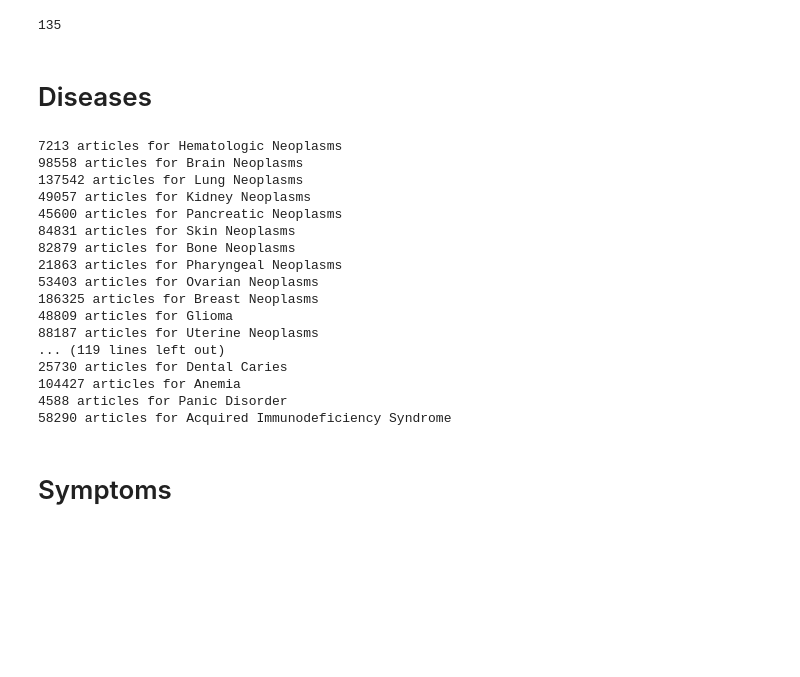
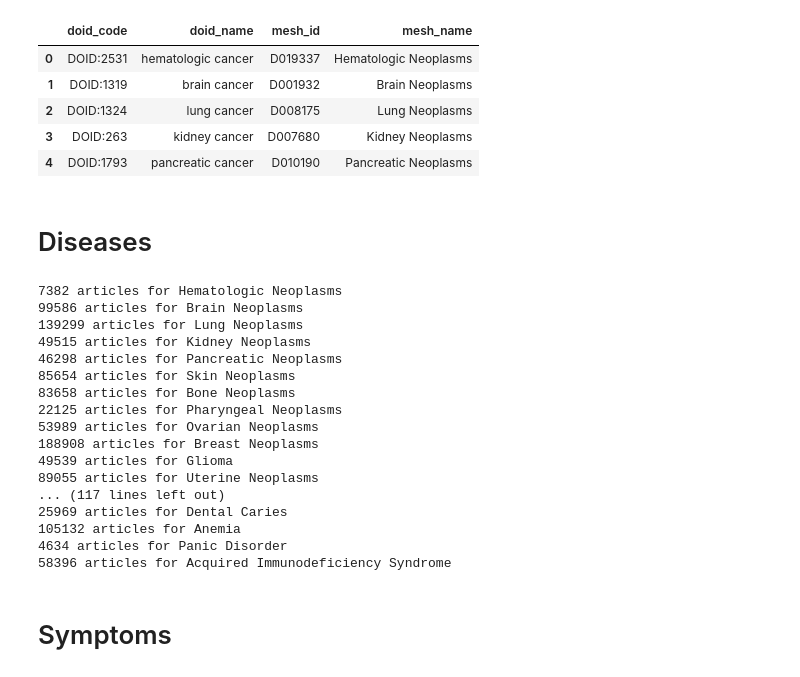
Before and after one commit to hetio/medline, a Jupyter notebook: symptoms.ipynb, the cells around one changed output. Saved outputs shown, nothing was run; the diff lists cells and outputs as text; code cells hidden in the pictures; blank space fills up the shorter version.

```diff
--- a/symptoms.ipynb
+++ b/symptoms.ipynb
@@ -8,20 +8,29 @@ import networkx
 
 import eutility
 import cooccurrence
-# %%
-# Read MeSH terms to MeSH names
-url = 'https://raw.githubusercontent.com/dhimmel/mesh/e561301360e6de2140dedeaa7c7e17ce4714eb7f/data/terms.tsv'
-mesh_df = pandas.read_table(url)
-
-# Read MeSH terms mapped to DO Slim terms
-url = 'https://raw.githubusercontent.com/dhimmel/disease-ontology/72614ade9f1cc5a5317b8f6836e1e464b31d5587/data/xrefs-slim.tsv'
-doslim_xref_df = pandas.read_table(url)
-doslim_xref_df = doslim_xref_df[doslim_xref_df.resource == 'MSH'][['doid_code', 'doid_name', 'resource_id']].rename(columns={'resource_id': 'mesh_id'})
-disease_df = doslim_xref_df.merge(mesh_df)
-disease_df.to_csv('data/DO-slim-to-mesh.tsv', sep='\t', index=False)
-len(disease_df)
-# %% [output]
-135
+# %%
+# Read mappings for DO Slim terms
+url = 'https://raw.githubusercontent.com/dhimmel/disease-ontology/72614ade9f1cc5a5317b8f6836e1e464b31d5587/data/xrefs-slim.tsv'
+disease_df = pandas.read_table(url)
+disease_df = disease_df.query('resource == "MSH"').drop('resource', 1)
+disease_df = disease_df.rename(columns={'resource_id': 'mesh_id'})
+
+# Read MeSH terms to MeSH names
+url = 'https://raw.githubusercontent.com/dhimmel/mesh/e561301360e6de2140dedeaa7c7e17ce4714eb7f/data/terms.tsv'
+mesh_df = pandas.read_table(url)
+disease_df = disease_df.merge(mesh_df)
+
+# Manually remove problematic xrefs
+# https://github.com/obophenotype/human-disease-ontology/issues/45
+disease_df = disease_df.query("mesh_id != 'D003327' and mesh_id != 'D017202'")
+disease_df.head()
+# %% [output]
+|  | doid_code | doid_name | mesh_id | mesh_name |
+| 0 | DOID:2531 | hematologic cancer | D019337 | Hematologic Neoplasms |
+| 1 | DOID:1319 | brain cancer | D001932 | Brain Neoplasms |
+| 2 | DOID:1324 | lung cancer | D008175 | Lung Neoplasms |
+| 3 | DOID:263 | kidney cancer | D007680 | Kidney Neoplasms |
+| 4 | DOID:1793 | pancreatic cancer | D010190 | Pancreatic Neoplasms |
 # %% [markdown]
 # Diseases
 # %%
@@ -39,23 +48,23 @@ for i, row in disease_df.iterrows():
 
 disease_pmids_df = pandas.DataFrame(rows_out)
 # %% [output]
-7213 articles for Hematologic Neoplasms
-98558 articles for Brain Neoplasms
-137542 articles for Lung Neoplasms
-49057 articles for Kidney Neoplasms
-45600 articles for Pancreatic Neoplasms
-84831 articles for Skin Neoplasms
-82879 articles for Bone Neoplasms
-21863 articles for Pharyngeal Neoplasms
-53403 articles for Ovarian Neoplasms
-186325 articles for Breast Neoplasms
-48809 articles for Glioma
-88187 articles for Uterine Neoplasms
-... (119 lines left out)
-25730 articles for Dental Caries
-104427 articles for Anemia
-4588 articles for Panic Disorder
-58290 articles for Acquired Immunodeficiency Syndrome
+7382 articles for Hematologic Neoplasms
+99586 articles for Brain Neoplasms
+139299 articles for Lung Neoplasms
+49515 articles for Kidney Neoplasms
+46298 articles for Pancreatic Neoplasms
+85654 articles for Skin Neoplasms
+83658 articles for Bone Neoplasms
+22125 articles for Pharyngeal Neoplasms
+53989 articles for Ovarian Neoplasms
+188908 articles for Breast Neoplasms
+49539 articles for Glioma
+89055 articles for Uterine Neoplasms
+... (117 lines left out)
+25969 articles for Dental Caries
+105132 articles for Anemia
+4634 articles for Panic Disorder
+58396 articles for Acquired Immunodeficiency Syndrome
 # %%
 with gzip.open('data/disease-pmids.tsv.gz', 'w') as write_file:
     write_file = io.TextIOWrapper(write_file)
```
Also changed, not shown: parts of 8 cells of this notebook, 9 other files.
